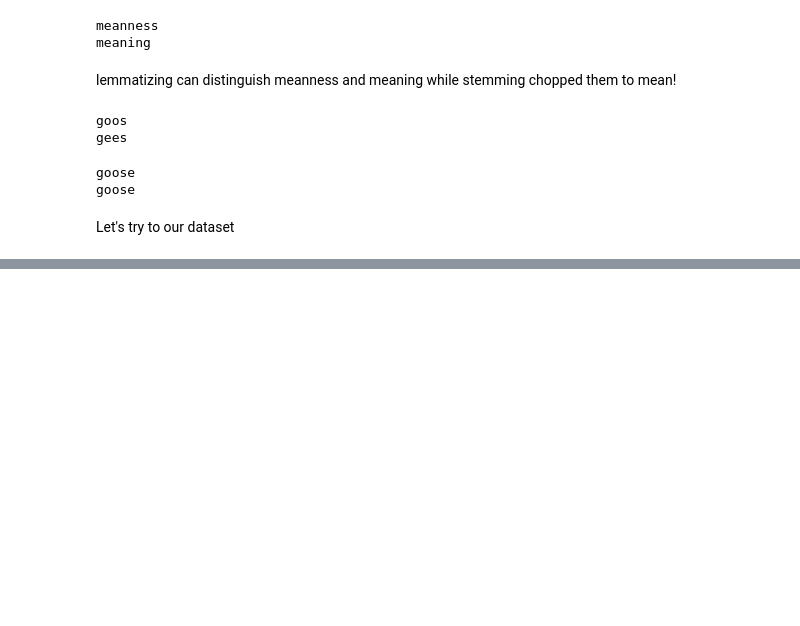
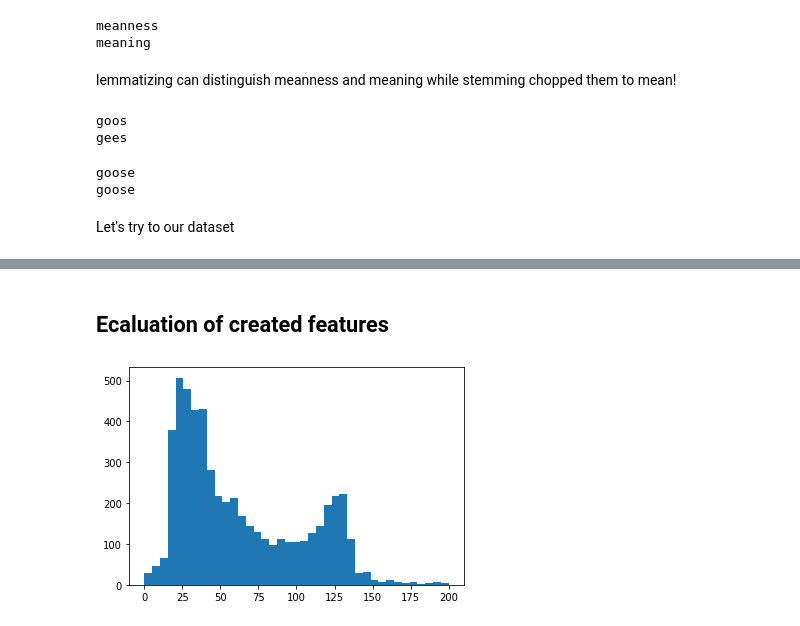
Before and after one commit to arminnorouzi/NLP-LinkedInCourse, a Jupyter notebook: NLP-course-linkedIn.ipynb, the cells around one changed output, grey strips where cells are left out. Drawn from its saved outputs; the diff is of its cells as text; code cells hidden in the pictures; blank space fills up the shorter version.

```diff
--- a/NLP-course-linkedIn.ipynb
+++ b/NLP-course-linkedIn.ipynb
@@ -619,0 +843,3 @@ data.head()
+# %%
+data = pd.read_csv('https://raw.githubusercontent.com/arminnorouzi/NLP-LinkedInCourse/main/data/SMSSpamCollection.tsv', sep = '\t', header = None)
+data.columns = ['label', 'body_text']
@@ -619,0 +850,3 @@ data.head()
+# %%
+data['body_len'] = data['body_text'].apply(lambda x: len(x) - x.count(" "))
+data.head()
@@ -619,0 +862,9 @@ data.head()
+# %%
+import string
+
+def count_punct(text):
+  count = sum([1 for char in text if char in string.punctuation])
+  return round(count/(len(text) - text.count(" ")),3)*100 # percentage of ounctuation in text
+
+data['body_punc_len%'] = data['body_text'].apply(lambda x: count_punct(x))
+data.head()
@@ -619,0 +878,2 @@ data.head()
+# %% [markdown]
+## Ecaluation of created features
@@ -619,0 +884,8 @@ data.head()
+# %%
+bins = np.linspace(0,200,40)
+
+plt.hist(data['body_len'], bins )
+plt.title('text length distributions')
+plt.show()
+# %% [output]
+[figure, added]
```
Also changed, not shown: parts of 43 cells of this notebook.
